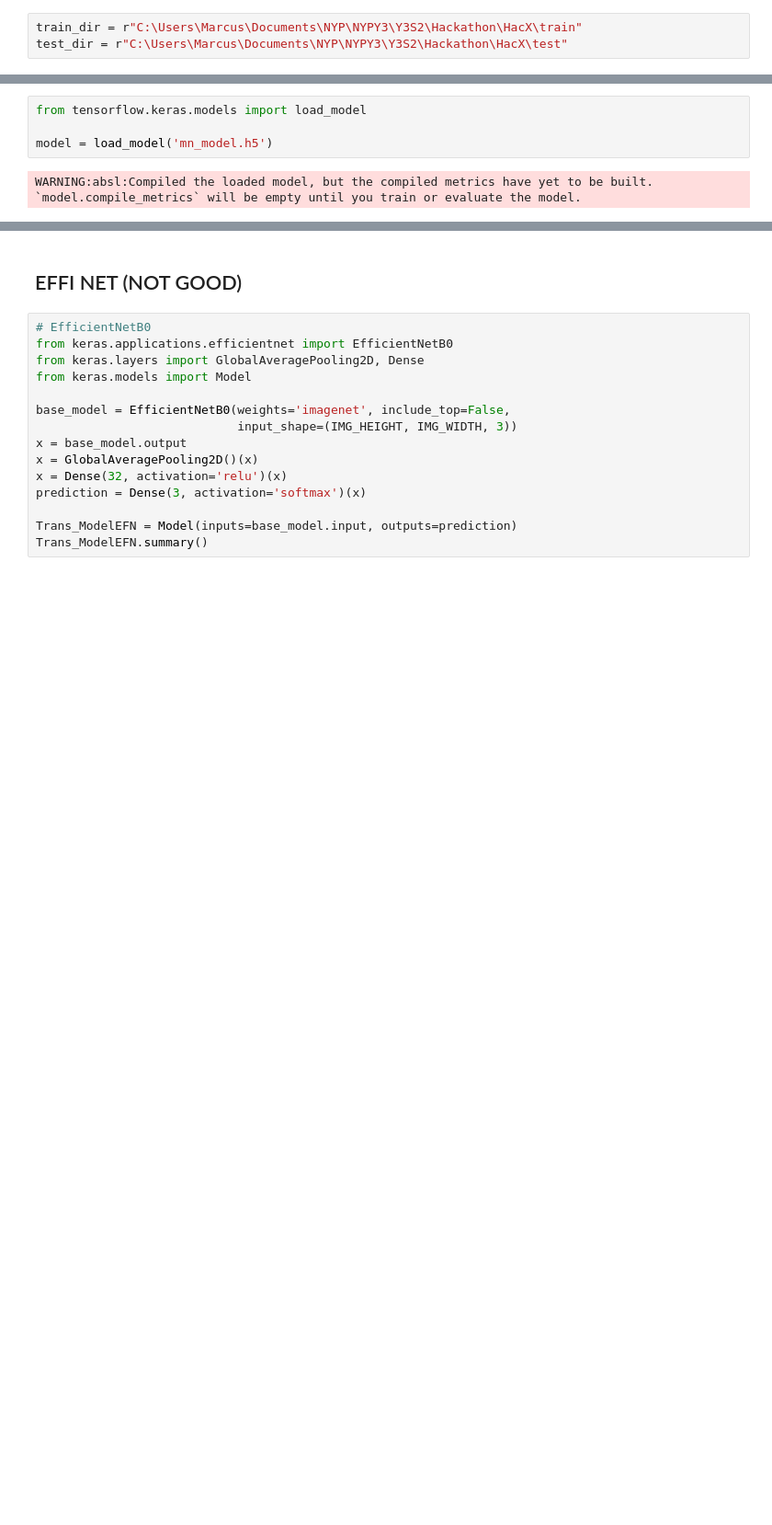
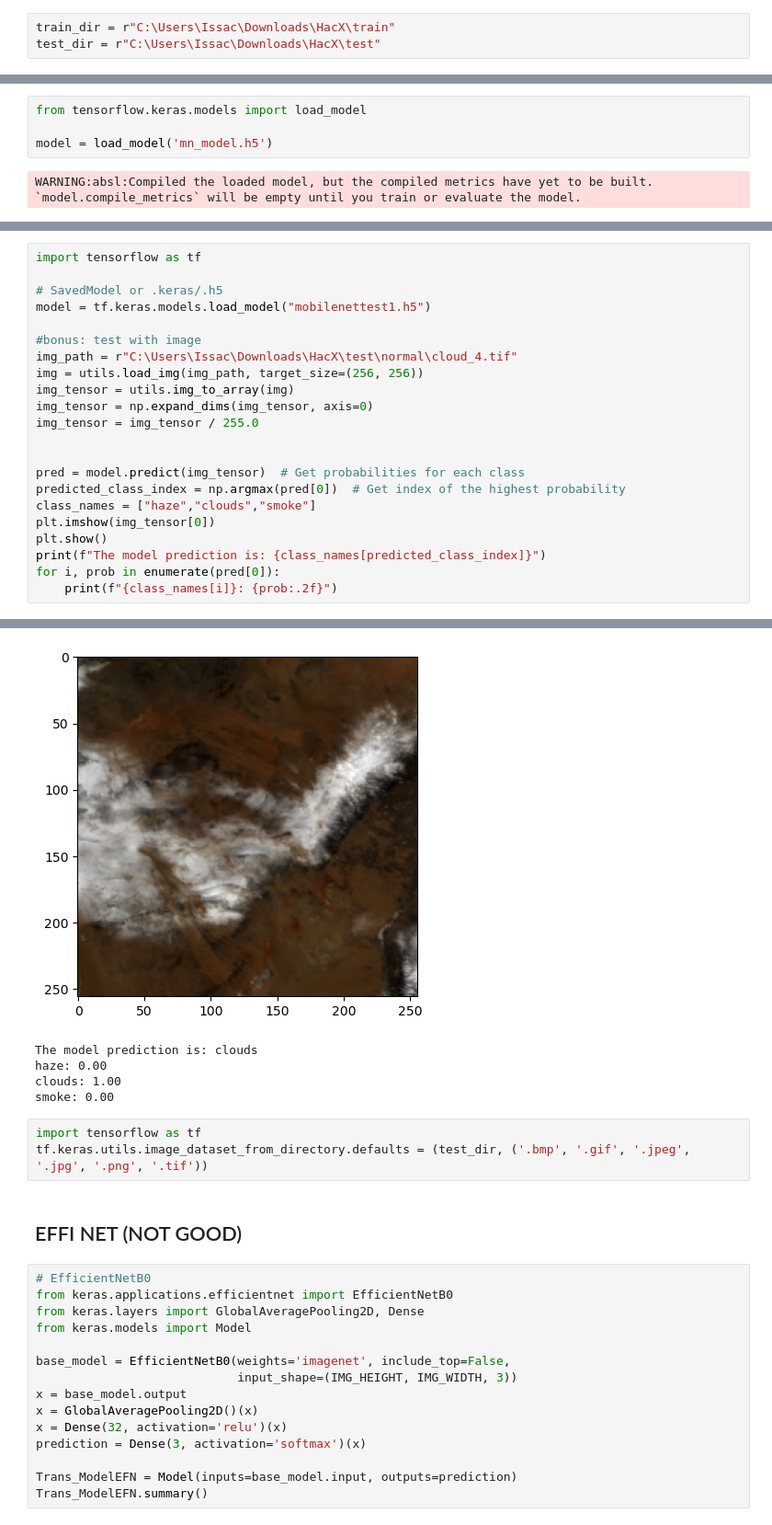
Before and after one commit to empri252/frontend, a Jupyter notebook: notebooks/train.ipynb, the cells around one changed output, grey strips where cells are left out. Shown at 92% size. Drawn from its saved outputs; the diff is of its cells as text; blank space fills up the shorter version.

```diff
--- a/notebooks/train.ipynb
+++ b/notebooks/train.ipynb
@@ -25,8 +25,8 @@ epochs = 15
 np.random.seed(42)
 tf.random.set_seed(42)
 # %%
-train_dir = r"C:\Users\Marcus\Documents\NYP\NYPY3\Y3S2\Hackathon\HacX\train"
-test_dir = r"C:\Users\Marcus\Documents\NYP\NYPY3\Y3S2\Hackathon\HacX\test"
+train_dir = r"C:\Users\Issac\Downloads\HacX\train"
+test_dir = r"C:\Users\Issac\Downloads\HacX\test"
 # %%
 train_image_generator = ImageDataGenerator(
                     rescale=1./255, rotation_range=20,
@@ -893 +893,24 @@ Overall Accuracy: 93.17%
 [figure]
+# %%
+import tensorflow as tf
+
+# SavedModel or .keras/.h5
+model = tf.keras.models.load_model("mobilenettest1.h5")
+
+#bonus: test with image
+img_path = r"C:\Users\Issac\Downloads\HacX\test\normal\cloud_4.tif"
+img = utils.load_img(img_path, target_size=(256, 256))
+img_tensor = utils.img_to_array(img)
+img_tensor = np.expand_dims(img_tensor, axis=0)
+img_tensor = img_tensor / 255.0
+
+
+pred = model.predict(img_tensor)  # Get probabilities for each class
+predicted_class_index = np.argmax(pred[0])  # Get index of the highest probability
+class_names = ["haze","clouds","smoke"]
+plt.imshow(img_tensor[0])
+plt.show()
+print(f"The model prediction is: {class_names[predicted_class_index]}")
+for i, prob in enumerate(pred[0]):
+    print(f"{class_names[i]}: {prob:.2f}")
+# %% [output]
@@ -894,3 +919,11 @@ Overall Accuracy: 93.17%
+[figure, added]
+The model prediction is: clouds
+haze: 0.00
+clouds: 1.00
+smoke: 0.00
+# %%
+import tensorflow as tf
+tf.keras.utils.image_dataset_from_directory.defaults = (test_dir, ('.bmp', '.gif', '.jpeg', '.jpg', '.png', '.tif'))
 # %% [markdown]
 ## EFFI NET (NOT GOOD)
 # %%
```
Also changed, not shown: parts of 3 cells of this notebook, 7 other files.
